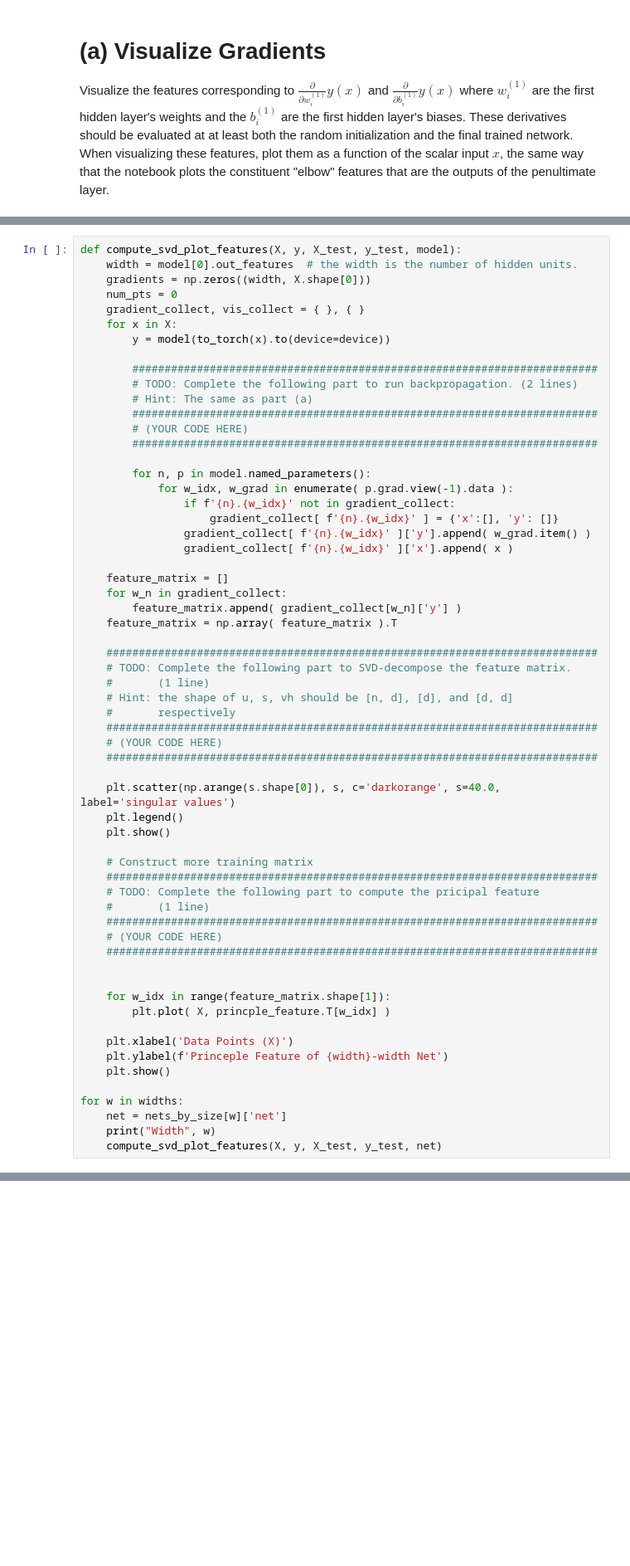
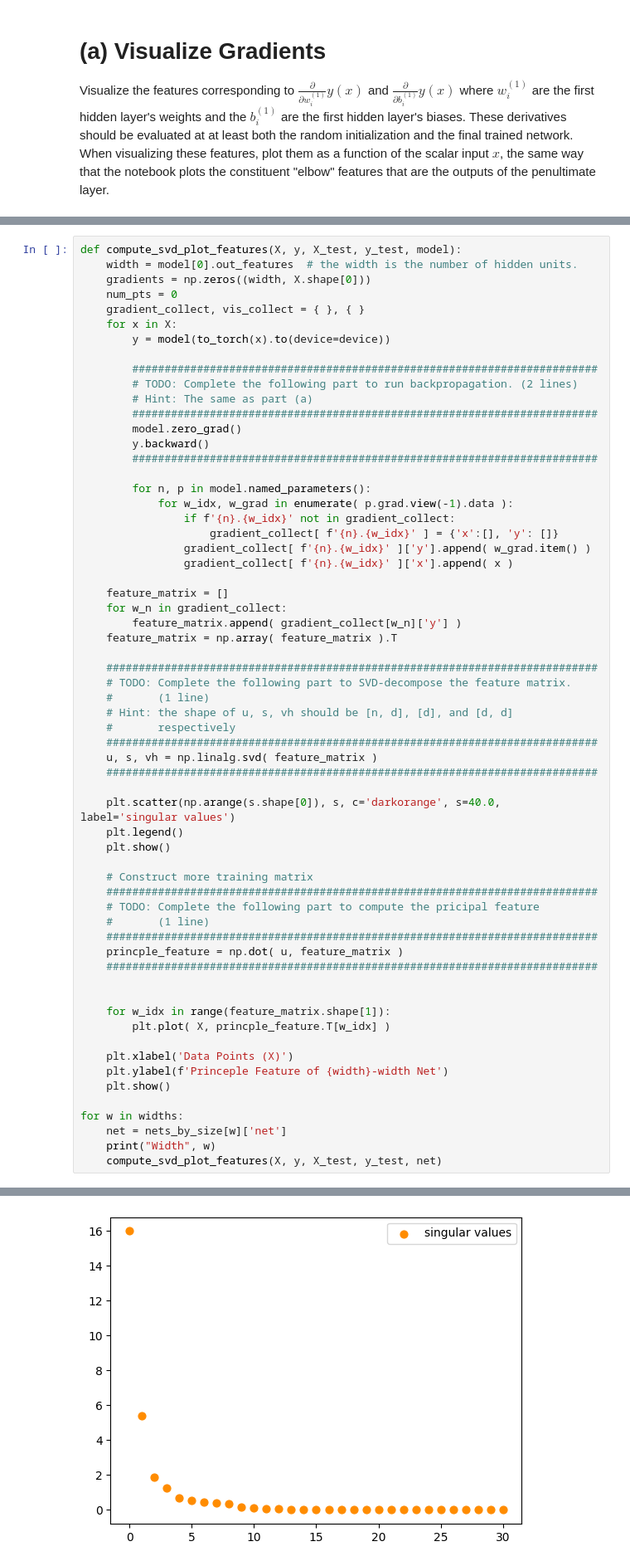
Before and after one commit to jaizunT/deep_learning, a Jupyter notebook: hw02/code/q_linearized_features.ipynb, the cells around one changed output, grey strips where cells are left out. Shown at 83% size. Saved outputs shown, nothing was run; the diff lists cells and outputs as text; blank space fills up the shorter version.

```diff
--- a/hw02/code/q_linearized_features.ipynb
+++ b/hw02/code/q_linearized_features.ipynb
@@ -428,7 +442,8 @@ def compute_svd_plot_features(X, y, X_test, y_test, model):
         # TODO: Complete the following part to run backpropagation. (2 lines)
         # Hint: The same as part (a)
         ########################################################################
-        # (YOUR CODE HERE)
+        model.zero_grad()
+        y.backward()
         ########################################################################
 
         for n, p in model.named_parameters():
@@ -449,7 +464,7 @@ def compute_svd_plot_features(X, y, X_test, y_test, model):
     # Hint: the shape of u, s, vh should be [n, d], [d], and [d, d]
     #       respectively
     ############################################################################
-    # (YOUR CODE HERE)
+    u, s, vh = np.linalg.svd( feature_matrix )
     ############################################################################
 
     plt.scatter(np.arange(s.shape[0]), s, c='darkorange', s=40.0, label='singular values')
@@ -461,7 +476,7 @@ def compute_svd_plot_features(X, y, X_test, y_test, model):
     # TODO: Complete the following part to compute the pricipal feature
     #       (1 line)
     ############################################################################
-    # (YOUR CODE HERE)
+    princple_feature = np.dot( u, feature_matrix )
     ############################################################################
 
 
@@ -476,3 +491,4 @@ for w in widths:
     net = nets_by_size[w]['net']
     print("Width", w)
     compute_svd_plot_features(X, y, X_test, y_test, net)
+# %% [output]
@@ -478,0 +496 @@ for w in widths:
+[figure, added]
```
Also changed, not shown: parts of 3 cells of this notebook.
